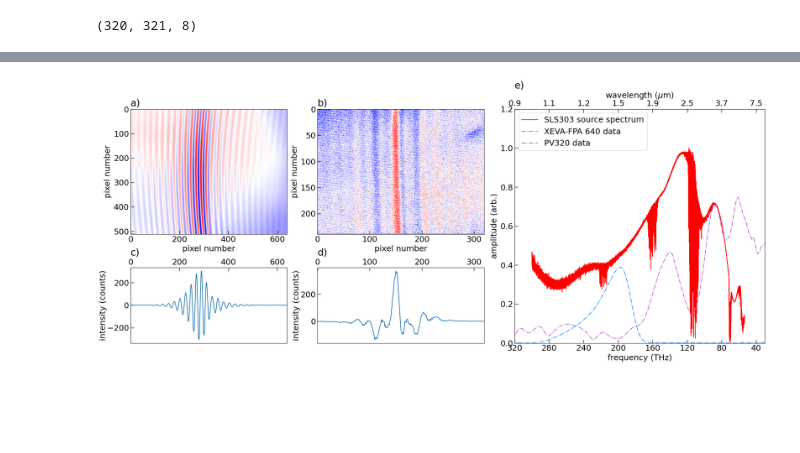
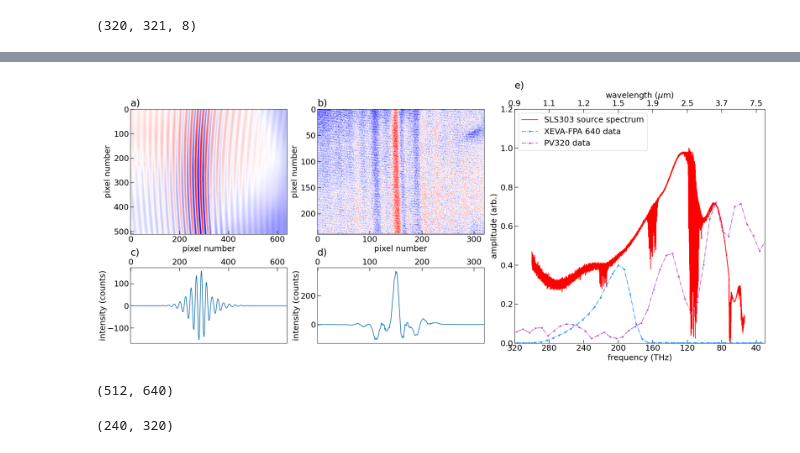
Before and after one commit to Jammi-Dodgers/THz-interferometry, a Jupyter notebook: interferometry/interferogram_anaylsis_jamie_43.ipynb, the cells around one changed output, grey strips where cells are left out. Cells and saved outputs as stored; diff of their text form; code cells hidden in the pictures; blank space fills up the shorter version.

```diff
--- a/interferometry/interferogram_anaylsis_jamie_43.ipynb
+++ b/interferometry/interferogram_anaylsis_jamie_43.ipynb
@@ -463,10 +462,11 @@ def process_data(source, run, camera, file_type, delay_line_delta= 2, zero_paddi
     reference_zeropadded = zero_pad(reference_sliced, zero_padding)
     reference_apodized = apodization(reference_zeropadded, reference_maximum, function= apodization_function, L= len(reference_sliced), zero_padding= zero_padding)
     theta = delay_line_angle(fringes_averaged, maximums, delay_line_delta, pixel_pitch, delay_line_bounds= [2,-1])
+    print(np.rad2deg(theta)*60)
     amplitude, corrected_wavelengths, corrected_frequencys = spectralFFT(reference_apodized, theta, pixel_pitch)
     normalised_amplitude = spectral_responce_normalisation(amplitude, corrected_frequencys, source, camera)
 
     return reference_processed, corrected_frequencys, normalised_amplitude, reference_sliced, reference_maximum
 
-to_plot_purple, to_plot_purple_freqs, to_plot_purple_amps, to_plot_purple_1d, purple_maximum = process_data("big", "18", "purple", ".fts", delay_line_delta= 2, zero_padding= 4)
-to_plot_xeva, to_plot_xeva_freqs, to_plot_xeva_amps, to_plot_xeva_1d, xeva_maximum = process_data("big", "13", "xeva", ".csv", delay_line_delta= 5, zero_padding= 4)
+to_plot_purple, to_plot_purple_freqs, to_plot_purple_amps, to_plot_purple_1d, purple_maximum = process_data("big", "18", "purple", ".fts", delay_line_delta= 2, zero_padding= 1)
+to_plot_xeva, to_plot_xeva_freqs, to_plot_xeva_amps, to_plot_xeva_1d, xeva_maximum = process_data("big", "13", "xeva", ".csv", delay_line_delta= 5, zero_padding= 1)
@@ -551,33 +577,43 @@ axs["d)"].set_ylabel("intensity (counts)", labelpad= 0)
 
 axs["e)"].plot(big_data[:,0],
                 big_data[:,1],
                 label = "SLS303 source spectrum",
                 color = "red")
 axs["e)"].plot(to_plot_xeva_freqs,
                 to_plot_xeva_amps *0.7,
                 label = "XEVA-FPA 640 data",
                 color = "dodgerblue",
-                linestyle = "-.")
+                linestyle = "-.",
+                marker= ".")
 axs["e)"].plot(to_plot_purple_freqs,
                 to_plot_purple_amps,
                 label = "PV320 data",
                 color = "mediumorchid",
-                linestyle = "-.")
+                linestyle = "-.",
+                marker= ".")
 
 ###customise axis
 secax = axs["e)"].secondary_xaxis('top', functions=(recip, recip))
 
 axs["e)"].set_xlabel('frequency (THz)')
 axs["e)"].set_xticks([40,80,120,160,200,240,280,320])
 secax.set_xlabel('wavelength ($\mu$m)')
 secax.set_xticks(recip(np.array([40,80,120,160,200,240,280,320])))
 secax.xaxis.set_major_formatter(FuncFormatter(format_ticks))
 secax.tick_params(direction= "in", length= 8, width= 1) #secax in not a part of the axs dictionary so it didn't get the memo.
 
 axs["e)"].set(ylabel= 'amplitude (arb.)', ylim= (0,1.2), xlim= frequency_limits[::-1])
 axs["e)"].legend(loc= "upper left")
 
 plt.tight_layout(pad= 0.5)
 plt.show()
 # %% [output]
-[figure, old version]
+[figure, new version]
+# %%
+to_plot_xeva.shape
+# %% [output]
+(512, 640)
+# %%
+to_plot_purple.shape
+# %% [output]
+(240, 320)
```
Also changed, not shown: parts of 4 cells of this notebook, 6 other files.
